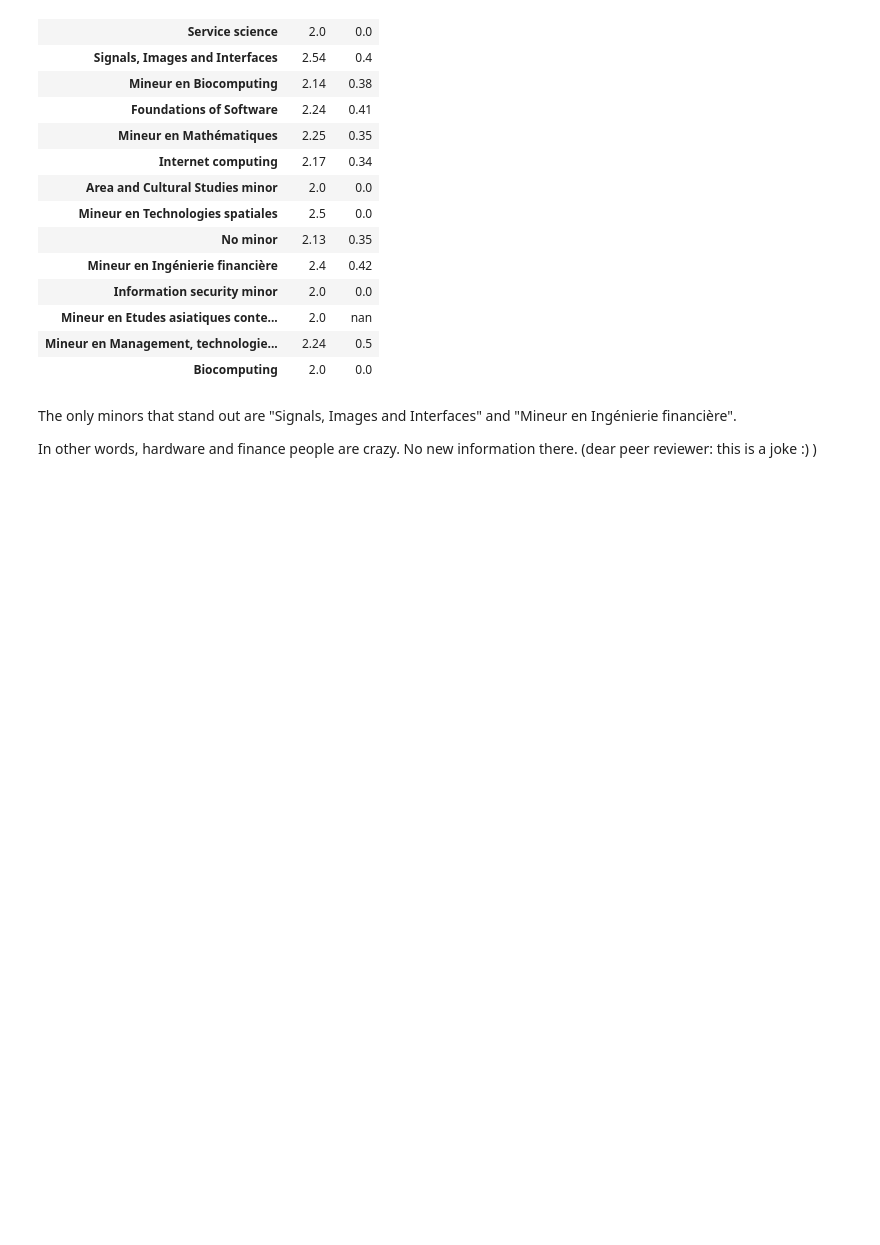
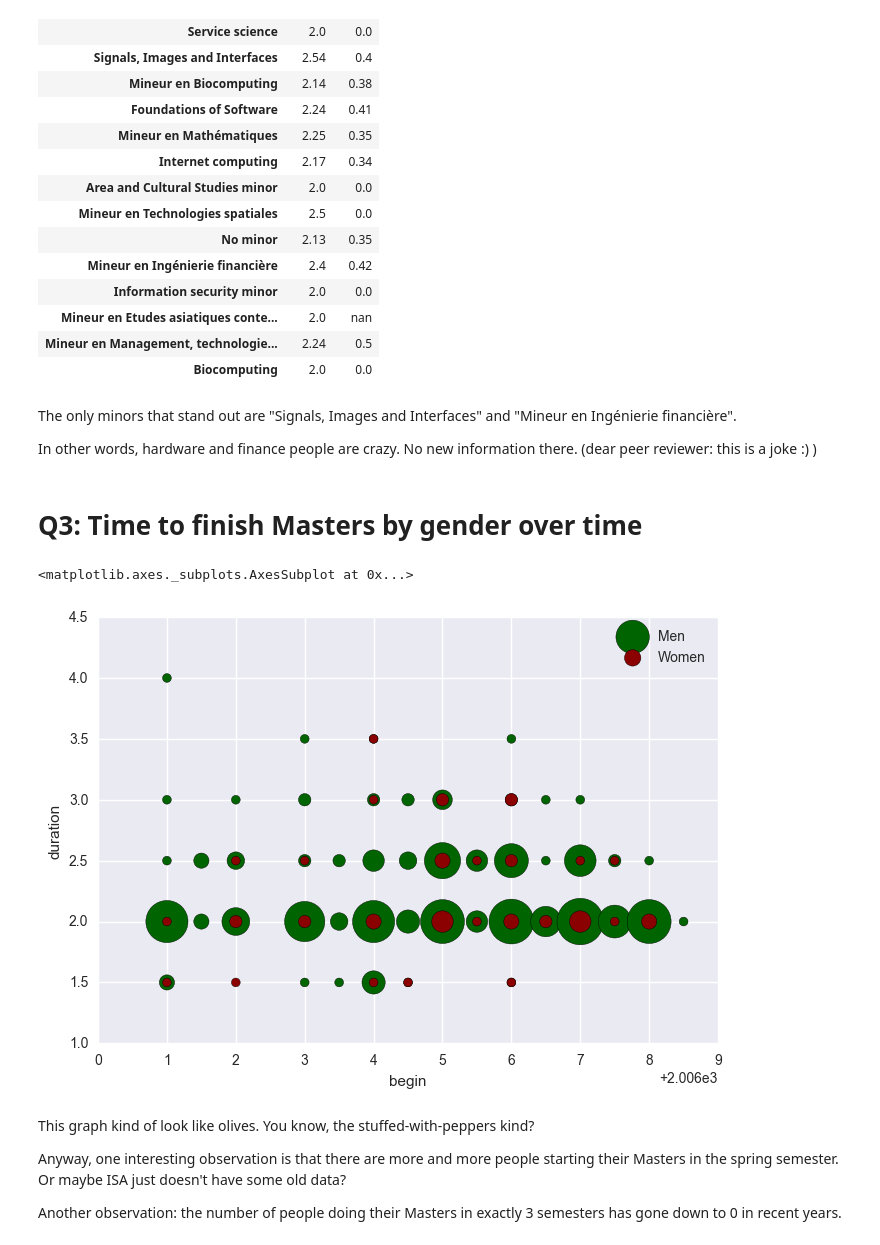
Before and after one commit to SolalPirelli/ADA2016, a Jupyter notebook: 02 - Data from the Web/Notebook.ipynb, the cells around one changed output. Saved outputs shown, nothing was run; the diff lists cells and outputs as text; code cells hidden in the pictures; blank space fills up the shorter version.

```diff
--- a/02 - Data from the Web/Notebook.ipynb
+++ b/02 - Data from the Web/Notebook.ipynb
@@ -272,11 +277,6 @@ Then, for each student, find their first and last years.
 
 There is a catch, though: Most data on master projects is missing, so ignoring students without one would leave us with a tiny fraction of all students. Instead, assume that anybody with no information about a project succeeded at it in 1 semester.
 # %%
-# "spring 2008" means beginning of 2009,
-# while "fall 2010" means end of 2010.
-# We use fall as the reference point, so everything is shifted
-students_maspring = [(sby[0] + 0.5, sby[1]) for sby in students_maspring]
-
 # First get all students, it's simpler
 students_ma_all = set()
 
@@ -324,6 +324,7 @@ for student in students_ma_all:
     ma_students.append({
         "gender": student.gender,
         "minor": student.minor,
+        "begin": begin_year,
         "duration": duration
     })
 
@@ -408,3 +411,30 @@ minor_analysis
 The only minors that stand out are "Signals, Images and Interfaces" and "Mineur en Ingénierie financière".
 
 In other words, hardware and finance people are crazy. No new information there. (dear peer reviewer: this is a joke :) )
+# %% [markdown]
+# Q3: Time to finish Masters by gender over time
+# %%
+def plot_ma_time(students, label, color, ax):
+    ma_counts = []
+    for group in students.groupby(["begin", "duration"]):
+        ma_counts.append({
+            "begin": group[0][0],
+            "duration": group[0][1],
+            "count": group[1].size
+        })
+
+    ma_counts = pd.DataFrame(ma_counts)
+    return ma_counts.plot(kind='scatter', label=label, color=color,
+                          x='begin', y='duration', s=ma_counts["count"] * 10, ax=ax)
+
+ax = plot_ma_time(ma_students[ma_students["gender"] == "M"], "Men", "DarkGreen", None)
+plot_ma_time(ma_students[ma_students["gender"] == "F"], "Women", "DarkRed", ax)
+# %% [output]
+<matplotlib.axes._subplots.AxesSubplot at 0x...>
+[figure, added]
+# %% [markdown]
+This graph kind of look like olives. You know, the stuffed-with-peppers kind?
+
+Anyway, one interesting observation is that there are more and more people starting their Masters in the spring semester. Or maybe ISA just doesn't have some old data?
+
+Another observation: the number of people doing their Masters in exactly 3 semesters has gone down to 0 in recent years.
```
Also changed, not shown: parts of 4 cells of this notebook.
